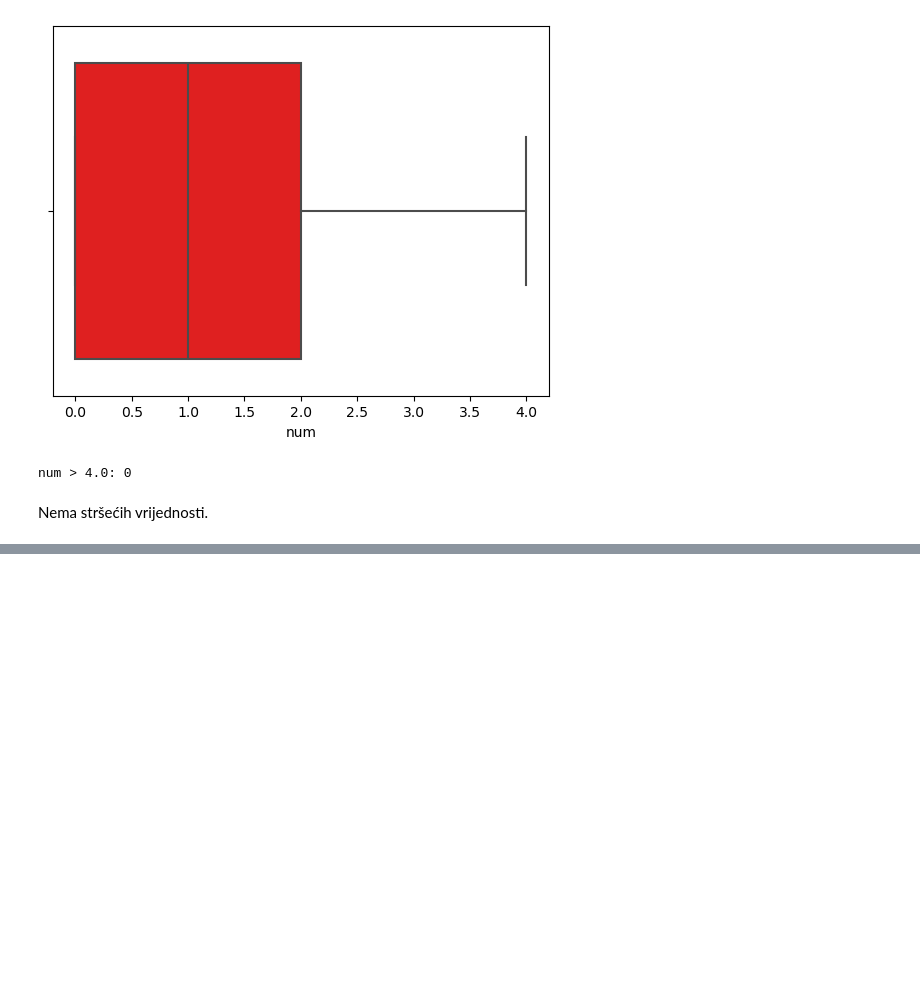
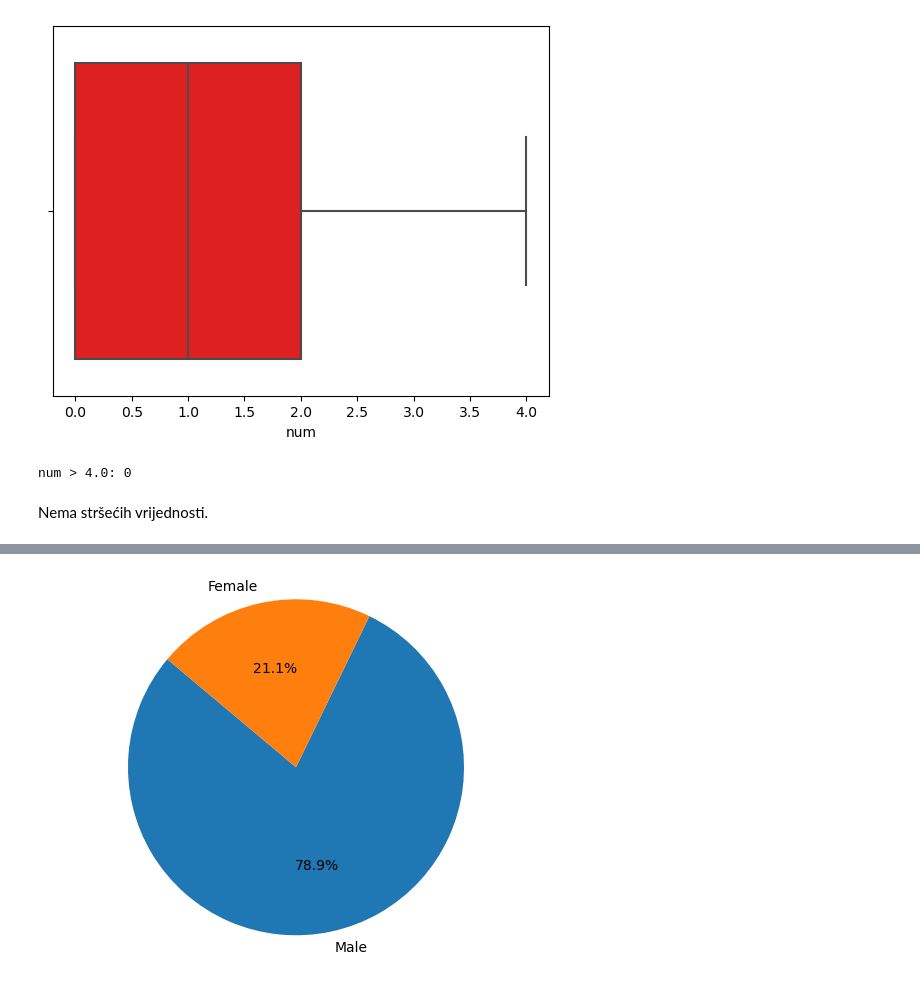
Before and after one commit to lucijaprodan/UZOP-project, a Jupyter notebook: ML_hf_analysis.ipynb, the cells around one changed output, grey strips where cells are left out. Cells and saved outputs as stored; diff of their text form; code cells hidden in the pictures; blank space fills up the shorter version.

```diff
--- a/ML_hf_analysis.ipynb
+++ b/ML_hf_analysis.ipynb
@@ -595,0 +647,13 @@ Nema stršećih vrijednosti.
+# %%
+# Dijagram rasporedbe spola
+
+count_per_sex = df['sex'].value_counts()
+
+labels = count_per_sex.index
+sizes = count_per_sex.values
+
+plt.pie(sizes, labels=labels, autopct='%1.1f%%', startangle=140)
+plt.axis('equal')
+plt.show()
+# %% [output]
+[figure, added]
```
Also changed, not shown: parts of 7 cells of this notebook.
